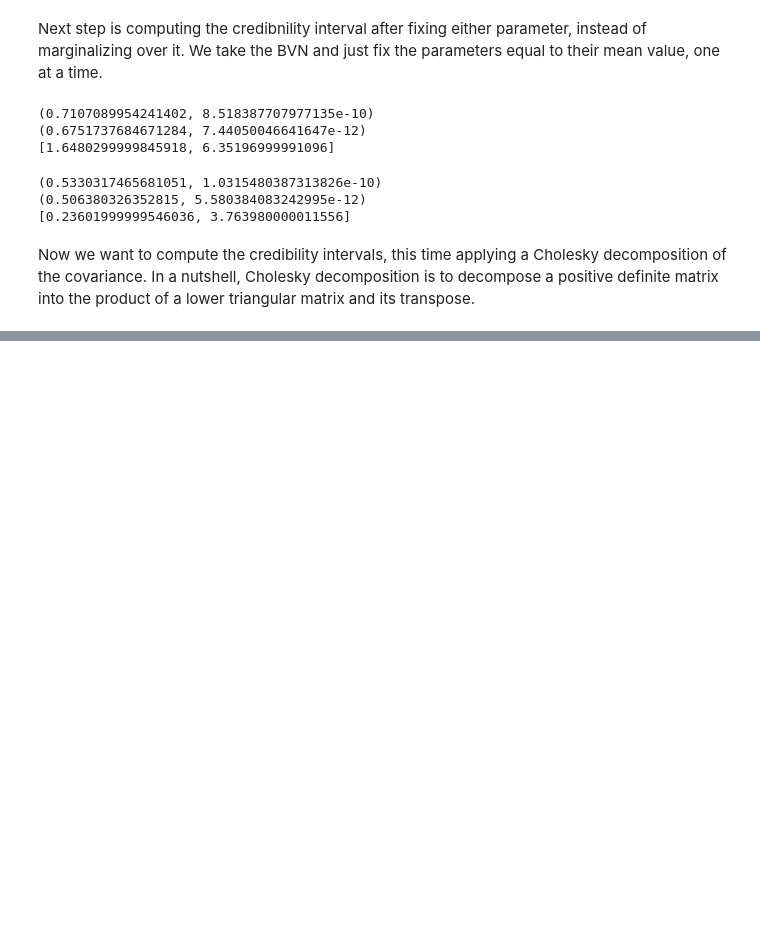
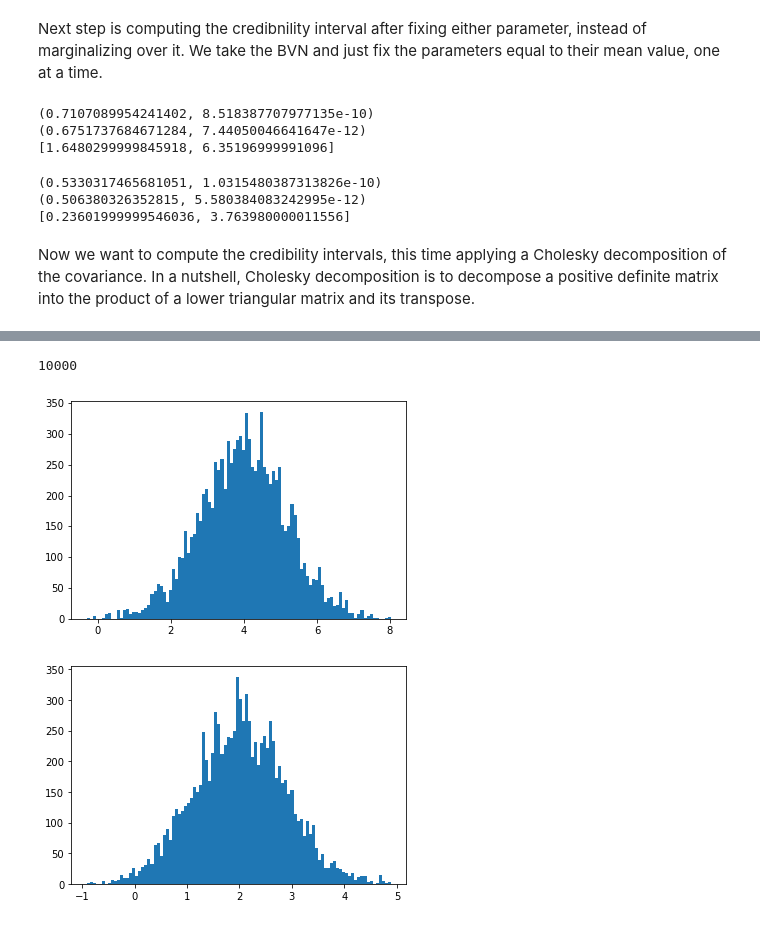
Before and after one commit to blackbianca/Astrostatistics-Cosmology---Homework, a Jupyter notebook: MCMC.ipynb, the cells around one changed output, grey strips where cells are left out. Saved outputs shown, nothing was run; the diff lists cells and outputs as text; code cells hidden in the pictures; blank space fills up the shorter version.

```diff
--- a/MCMC.ipynb
+++ b/MCMC.ipynb
@@ -327,0 +362,63 @@ print(bin1*bin_width_x-2,bin2*bin_width_x-2)
+# %%
+#define Q
+def gauss_2d(mean, sigmax, sigmay):
+    a = np.random.normal(loc=mean[0], scale=sigmax, size=1)
+    b = np.random.normal(loc=mean[1], scale=sigmay, size=1)
+    return list(map(list, zip(a, b)))[0]
+
+#define acceptance rate
+def acceptance(next, curr):
+    prob_next = mvn.pdf(next,mu,cov)
+    prob_curr = mvn.pdf(curr,mu,cov)
+    alpha = min(prob_next/prob_curr,1)
+    return alpha
+
+def random_coin(p):
+    k = np.random.uniform(0,1)
+    if k>=p:
+        return False
+    else:
+        return True
+
+N=int(1e4)
+r = mu
+fin = []
+Tr = 0.
+trace = []
+while(len(fin)<N):
+    fin.append(r)
+    Tr -= np.log(mvn.pdf(rplus,mu,cov))/len(fin)
+    trace.append(Tr)
+    rplus = gauss_2d(r,1.5,1.0)
+    alpha = acceptance(rplus,r)
+    bool = random_coin(alpha)
+    if(bool):
+        r = rplus
+
+
+
+fin = np.array(fin)
+#burnin = int(0.2*len(fin))
+#fin = fin[burnin:]
+
+print(len(fin))
+#print(fin)
+# %% [output]
+10000
+# %%
+xtry = []
+for i in range(int(len(fin))):
+    xtry.append(fin[i][0])
+ytry = []
+for i in range(int(len(fin))):
+    ytry.append(fin[i][1])
+
+plt.hist(xtry,bins=100)
+plt.show()
+
+
+plt.hist(ytry,bins=100)
+plt.show()
+# %% [output]
+[figure, added]
+[figure, added]
```
Also changed, not shown: parts of 12 cells of this notebook, 1 other file.
